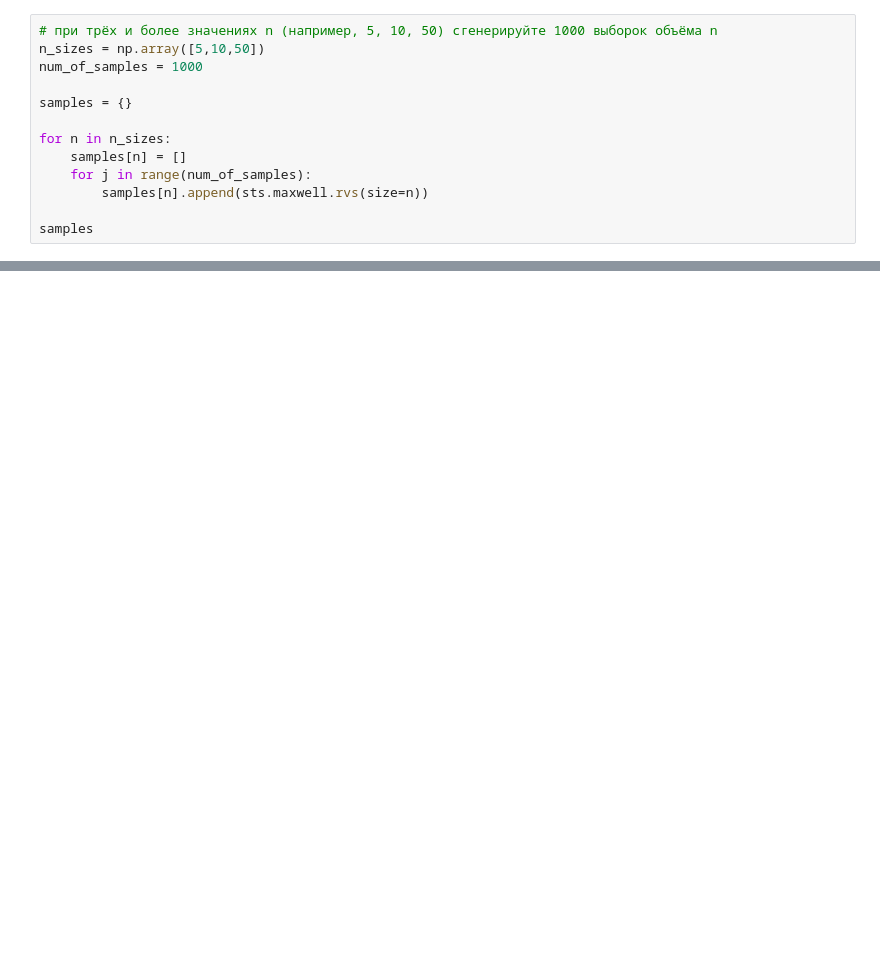
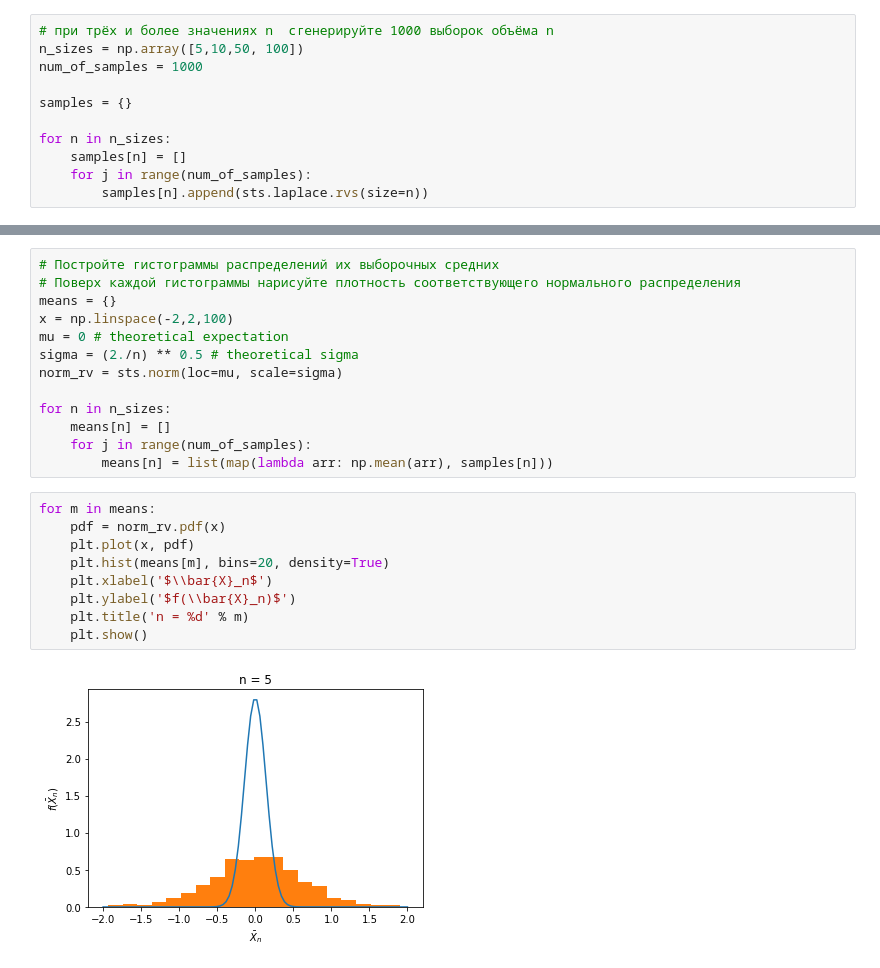
Before and after one commit to basvasilich/study_ml, a Jupyter notebook: week4/Week4 task.ipynb, the cells around one changed output, grey strips where cells are left out. Cells and saved outputs as stored; diff of their text form; blank space fills up the shorter version.

```diff
--- a/week4/Week4 task.ipynb
+++ b/week4/Week4 task.ipynb
@@ -22,6 +31,6 @@ Text(0.5, 0, '$x$')
 # %%
-# при трёх и более значениях n (например, 5, 10, 50) сгенерируйте 1000 выборок объёма n
-n_sizes = np.array([5,10,50])
+# при трёх и более значениях n  сгенерируйте 1000 выборок объёма n
+n_sizes = np.array([5,10,50, 100])
 num_of_samples = 1000
 
 samples = {}
@@ -29,6 +38,4 @@ samples = {}
 for n in n_sizes:
     samples[n] = []
     for j in range(num_of_samples):
-        samples[n].append(sts.maxwell.rvs(size=n))
-
-samples
+        samples[n].append(sts.laplace.rvs(size=n))
@@ -52,0 +50,24 @@ samples
+# %%
+# Постройте гистограммы распределений их выборочных средних
+# Поверх каждой гистограммы нарисуйте плотность соответствующего нормального распределения
+means = {}
+x = np.linspace(-2,2,100)
+mu = 0 # theoretical expectation
+sigma = (2./n) ** 0.5 # theoretical sigma
+norm_rv = sts.norm(loc=mu, scale=sigma)
+
+for n in n_sizes:
+    means[n] = []
+    for j in range(num_of_samples):
+        means[n] = list(map(lambda arr: np.mean(arr), samples[n]))
+# %%
+for m in means:
+    pdf = norm_rv.pdf(x)
+    plt.plot(x, pdf)
+    plt.hist(means[m], bins=20, density=True)
+    plt.xlabel('$\\bar{X}_n$')
+    plt.ylabel('$f(\\bar{X}_n)$')
+    plt.title('n = %d' % m)
+    plt.show()
+# %% [output]
+[figure, added]
```
Also changed, not shown: parts of 8 cells of this notebook.
